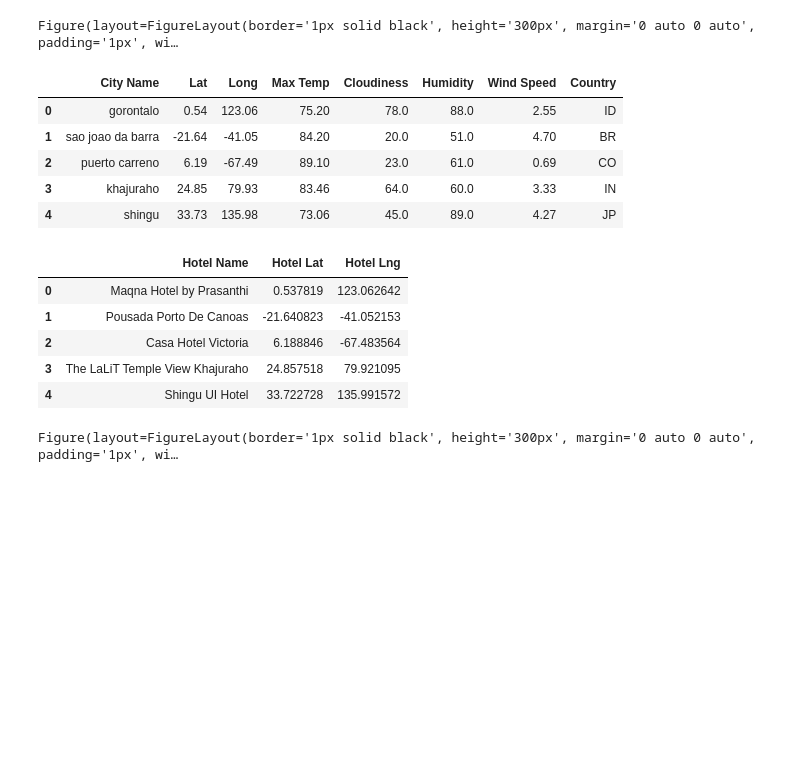
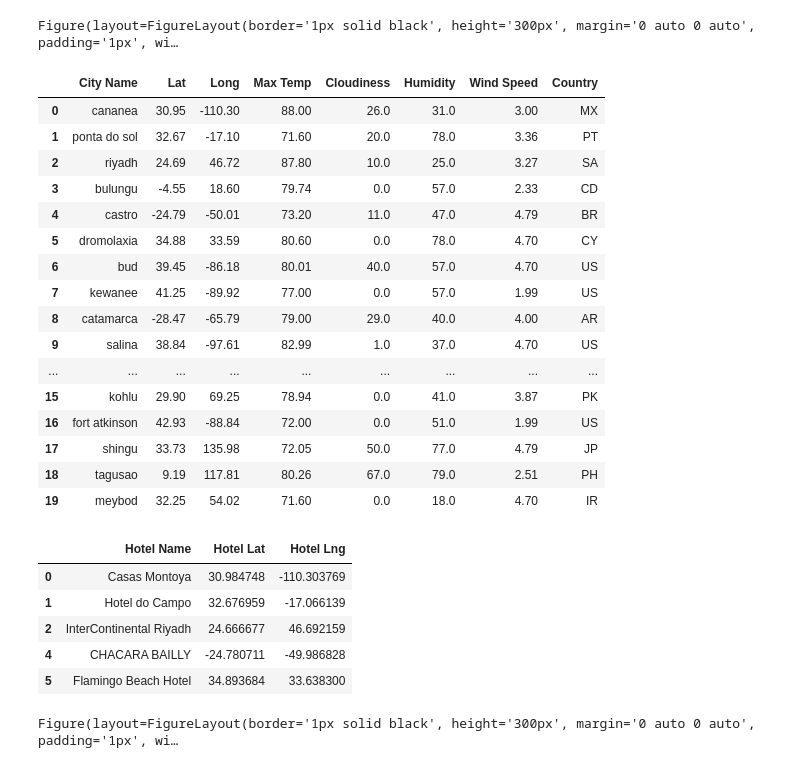
Before and after one commit to Zachariassis/python-api-challenge, a Jupyter notebook: VacationPy.ipynb, the cells around one changed output. Cells and saved outputs as stored; diff of their text form; code cells hidden in the pictures; blank space fills up the shorter version.

```diff
--- a/VacationPy.ipynb
+++ b/VacationPy.ipynb
@@ -56,26 +45,40 @@ Figure(layout=FigureLayout(border='1px solid black', height='300px', margin='0 a
 # %%
 #Specify Data
 
 #Not too windy
 data_specific=data.loc[data['Wind Speed']<5]
 
 #Not too hot
 data_specific=data_specific.loc[data_specific['Max Temp']<90]
 
 #Not too cold
 data_specific=data_specific.loc[data_specific['Max Temp']>70]
 
 #Not too cloudy
-data_specific=data_specific.loc[data_specific['Cloudiness']<80]
+data_specific=data_specific.loc[data_specific['Cloudiness']<70]
+
+#Not too humid
+data_specific=data_specific.loc[data_specific['Humidity']<80]
 data_specific=data_specific.reset_index(drop=True)
 data_specific
 # %% [output]
 |  | City Name | Lat | Long | Max Temp | Cloudiness | Humidity | Wind Speed | Country |
-| 0 | gorontalo | 0.54 | 123.06 | 75.20 | 78.0 | 88.0 | 2.55 | ID |
-| 1 | sao joao da barra | -21.64 | -41.05 | 84.20 | 20.0 | 51.0 | 4.70 | BR |
-| 2 | puerto carreno | 6.19 | -67.49 | 89.10 | 23.0 | 61.0 | 0.69 | CO |
-| 3 | khajuraho | 24.85 | 79.93 | 83.46 | 64.0 | 60.0 | 3.33 | IN |
-| 4 | shingu | 33.73 | 135.98 | 73.06 | 45.0 | 89.0 | 4.27 | JP |
+| 0 | cananea | 30.95 | -110.30 | 88.00 | 26.0 | 31.0 | 3.00 | MX |
+| 1 | ponta do sol | 32.67 | -17.10 | 71.60 | 20.0 | 78.0 | 3.36 | PT |
+| 2 | riyadh | 24.69 | 46.72 | 87.80 | 10.0 | 25.0 | 3.27 | SA |
+| 3 | bulungu | -4.55 | 18.60 | 79.74 | 0.0 | 57.0 | 2.33 | CD |
+| 4 | castro | -24.79 | -50.01 | 73.20 | 11.0 | 47.0 | 4.79 | BR |
+| 5 | dromolaxia | 34.88 | 33.59 | 80.60 | 0.0 | 78.0 | 4.70 | CY |
+| 6 | bud | 39.45 | -86.18 | 80.01 | 40.0 | 57.0 | 4.70 | US |
+| 7 | kewanee | 41.25 | -89.92 | 77.00 | 0.0 | 57.0 | 1.99 | US |
+| 8 | catamarca | -28.47 | -65.79 | 79.00 | 29.0 | 40.0 | 4.00 | AR |
+| 9 | salina | 38.84 | -97.61 | 82.99 | 1.0 | 37.0 | 4.70 | US |
+| ... | ... | ... | ... | ... | ... | ... | ... | ... |
+| 15 | kohlu | 29.90 | 69.25 | 78.94 | 0.0 | 41.0 | 3.87 | PK |
+| 16 | fort atkinson | 42.93 | -88.84 | 72.00 | 0.0 | 51.0 | 1.99 | US |
+| 17 | shingu | 33.73 | 135.98 | 72.05 | 50.0 | 77.0 | 4.79 | JP |
+| 18 | tagusao | 9.19 | 117.81 | 80.26 | 67.0 | 79.0 | 2.51 | PH |
+| 19 | meybod | 32.25 | 54.02 | 71.60 | 0.0 | 18.0 | 4.70 | IR |
 # %%
 #Initialize hotel dataframe
 
@@ -115,11 +118,11 @@ hotel_df=hotel_df.loc[hotel_df['Hotel Lat'].isnull()==False]
 hotel_df.head()
 # %% [output]
 |  | Hotel Name | Hotel Lat | Hotel Lng |
-| 0 | Maqna Hotel by Prasanthi | 0.537819 | 123.062642 |
-| 1 | Pousada Porto De Canoas | -21.640823 | -41.052153 |
-| 2 | Casa Hotel Victoria | 6.188846 | -67.483564 |
-| 3 | The LaLiT Temple View Khajuraho | 24.857518 | 79.921095 |
-| 4 | Shingu UI Hotel | 33.722728 | 135.991572 |
+| 0 | Casas Montoya | 30.984748 | -110.303769 |
+| 1 | Hotel do Campo | 32.676959 | -17.066139 |
+| 2 | InterContinental Riyadh | 24.666677 | 46.692159 |
+| 4 | CHACARA BAILLY | -24.780711 | -49.986828 |
+| 5 | Flamingo Beach Hotel | 34.893684 | 33.638300 |
 # %%
 # Add marker layer ontop of heat map
 fig = gmaps.figure(layout=figure_layout)
```
Also changed, not shown: parts of 3 cells of this notebook, 16 other files.
